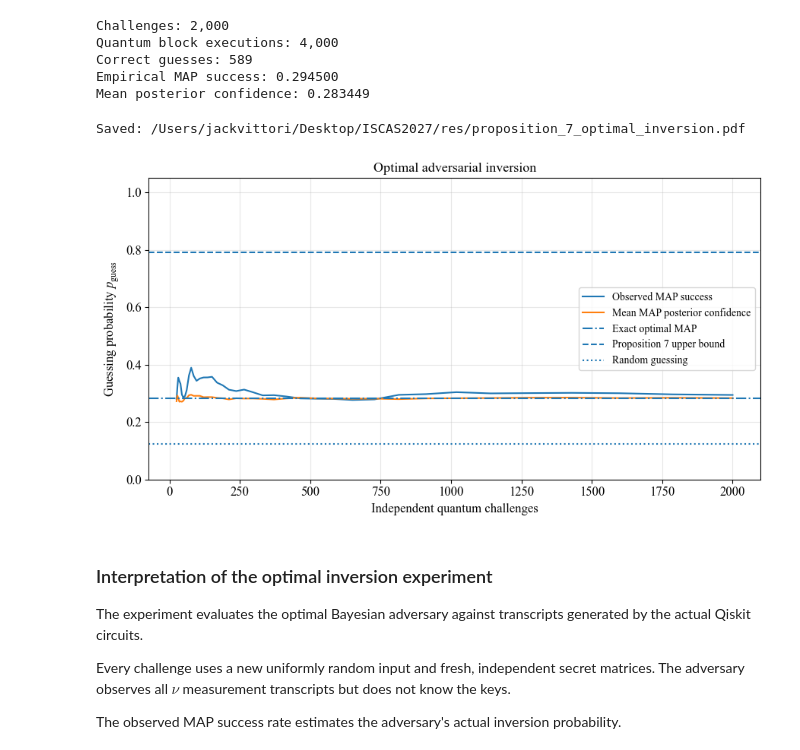
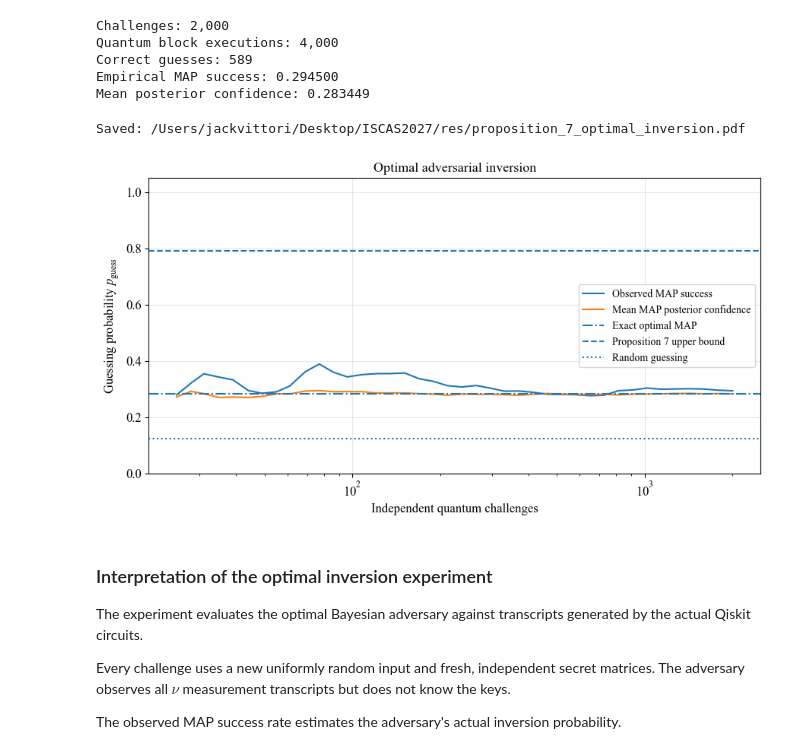
Before and after one commit to NesyaLab/ISCAS2027, a Jupyter notebook: notebooks/Circuit_level_inversion_security_LCU.ipynb, the cells around one changed output. Cells and saved outputs as stored; diff of their text form; code cells hidden in the pictures.

```diff
--- a/notebooks/Circuit_level_inversion_security_LCU.ipynb
+++ b/notebooks/Circuit_level_inversion_security_LCU.ipynb
@@ -775,7 +775,7 @@ Repeated shots with fixed keys are used only to estimate the
 distributions, not to test the fresh-key inversion-security
 experiment.
 # %%
-SHOTS = 50000
+SHOTS = 20000
 
 sampling_results = []
 sampling_by_block = {}
@@ -2451,35 +2450,35 @@ ax.plot(
 if p_optimal is not None:
     ax.axhline(
         p_optimal,
         linestyle="-.",
         label="Exact optimal MAP",
     )
 
 ax.axhline(
     min(1.0, raw_bound),
     linestyle="--",
     label="Proposition 7 upper bound",
 )
 
 ax.axhline(
     2**(-ADV_N),
     linestyle=":",
     label="Random guessing",
 )
 
 ax.set_xlabel("Independent quantum challenges")
 ax.set_ylabel(r"Guessing probability $p_{\mathrm{guess}}$")
 ax.set_title("Optimal adversarial inversion")
 ax.set_ylim(0, 1.05)
 ax.grid(alpha=0.3)
 ax.legend()
-
+ax.set_xscale("log")
 plt.tight_layout()
 save_pdf(fig, "proposition_7_optimal_inversion")
 plt.show()
 # %% [output]
 Saved: /Users/jackvittori/Desktop/ISCAS2027/res/proposition_7_optimal_inversion.pdf
-[figure, old version]
+[figure, new version]
 # %% [markdown]
 
 ### Interpretation of the optimal inversion experiment
```
Also changed, not shown: parts of 8 cells of this notebook.
